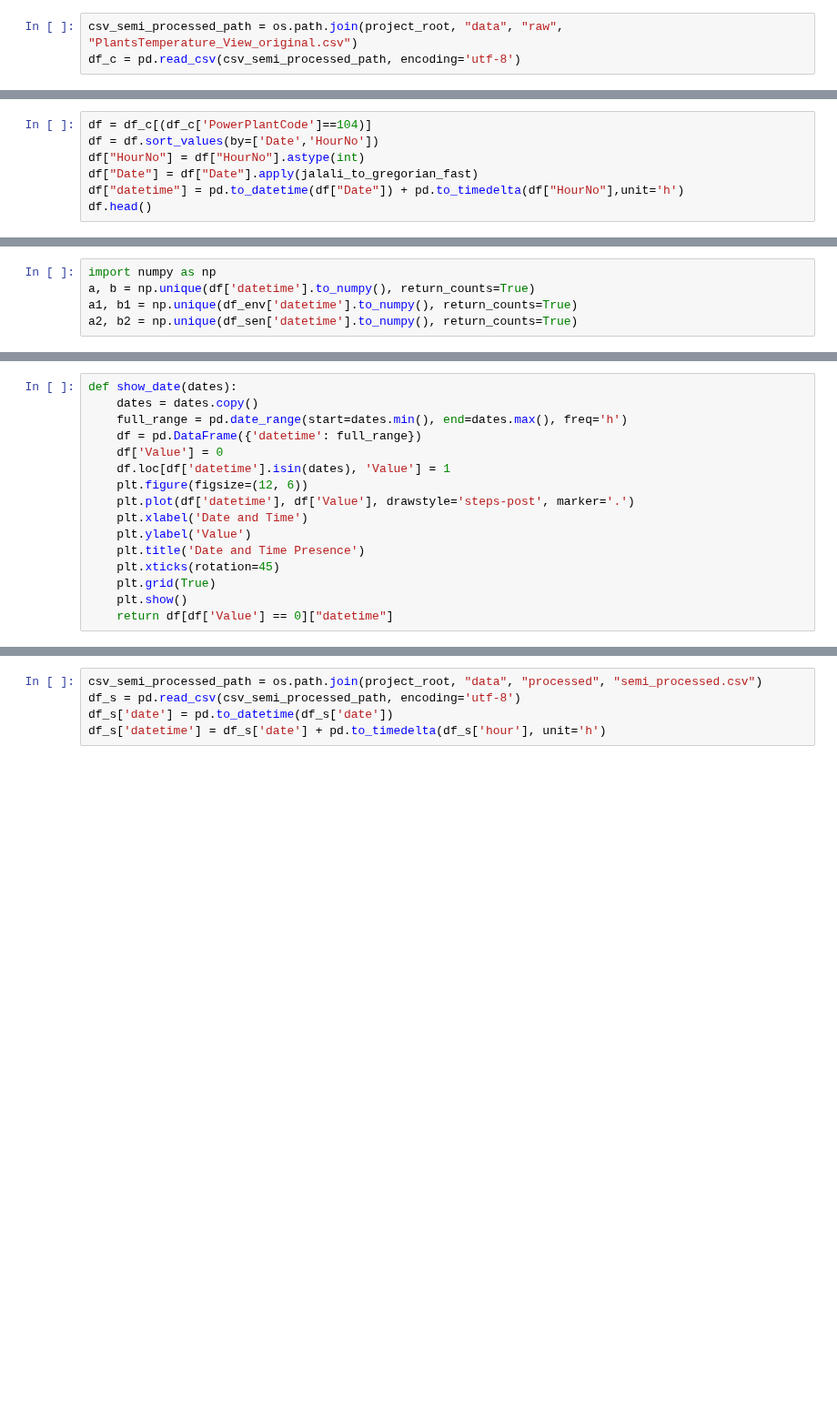
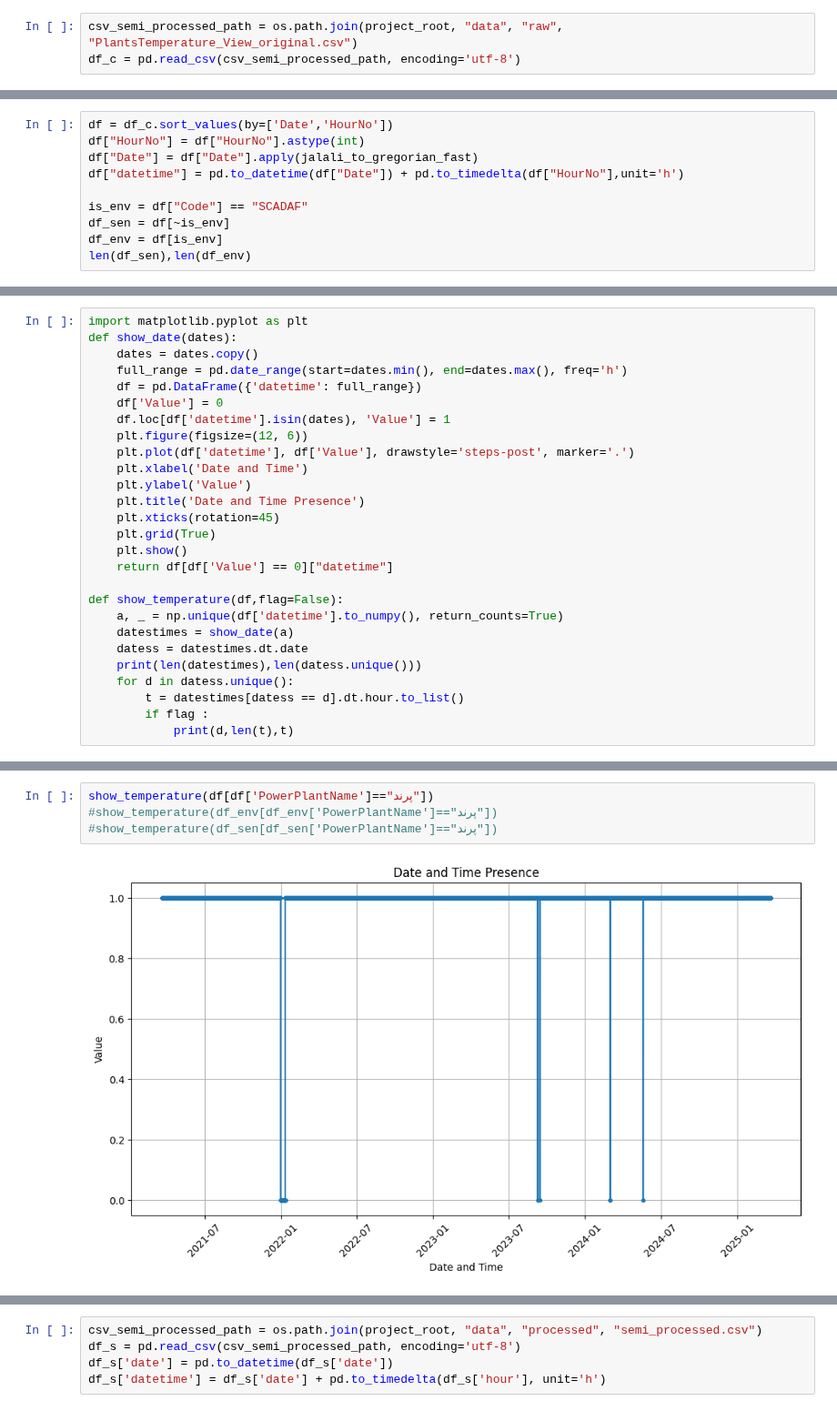
Before and after one commit to SHSMJ200/Bargh_ML, a Jupyter notebook: src/models/jupyter_files/temperature_torbin.ipynb, the cells around one changed output, grey strips where cells are left out. Shown at 91% size. Saved outputs shown, nothing was run; the diff lists cells and outputs as text; blank space fills up the shorter version.

```diff
--- a/src/models/jupyter_files/temperature_torbin.ipynb
+++ b/src/models/jupyter_files/temperature_torbin.ipynb
@@ -18,7 +21,10 @@ def jalali_to_gregorian_fast(date_str):
 # %%
-df = df_c[(df_c['PowerPlantCode']==104)]
-df = df.sort_values(by=['Date','HourNo'])
+df = df_c.sort_values(by=['Date','HourNo'])
 df["HourNo"] = df["HourNo"].astype(int)
 df["Date"] = df["Date"].apply(jalali_to_gregorian_fast)
 df["datetime"] = pd.to_datetime(df["Date"]) + pd.to_timedelta(df["HourNo"],unit='h')
-df.head()
+
+is_env = df["Code"] == "SCADAF"
+df_sen = df[~is_env]
+df_env = df[is_env]
+len(df_sen),len(df_env)
@@ -31,5 +32,0 @@ len(df_sen),len(df_env)
-# %%
-import numpy as np
-a, b = np.unique(df['datetime'].to_numpy(), return_counts=True)
-a1, b1 = np.unique(df_env['datetime'].to_numpy(), return_counts=True)
-a2, b2 = np.unique(df_sen['datetime'].to_numpy(), return_counts=True)
@@ -36,4 +35,5 @@ a2, b2 = np.unique(df_sen['datetime'].to_numpy(), return_counts=True)
 # %%
+import matplotlib.pyplot as plt
 def show_date(dates):
     dates = dates.copy()
     full_range = pd.date_range(start=dates.min(), end=dates.max(), freq='h')
@@ -49,3 +49,13 @@ def show_date(dates):
     plt.grid(True)
     plt.show()
     return df[df['Value'] == 0]["datetime"]
+
+def show_temperature(df,flag=False):
+    a, _ = np.unique(df['datetime'].to_numpy(), return_counts=True)
+    datestimes = show_date(a)
+    datess = datestimes.dt.date
+    print(len(datestimes),len(datess.unique()))
+    for d in datess.unique():
+        t = datestimes[datess == d].dt.hour.to_list()
+        if flag :
+            print(d,len(t),t)
@@ -89,0 +62,6 @@ plt.show()
+# %%
+show_temperature(df[df['PowerPlantName']=="پرند"])
+#show_temperature(df_env[df_env['PowerPlantName']=="پرند"])
+#show_temperature(df_sen[df_sen['PowerPlantName']=="پرند"])
+# %% [output]
+[figure, added]
```
Also changed, not shown: parts of 26 cells of this notebook, 1 other file.
